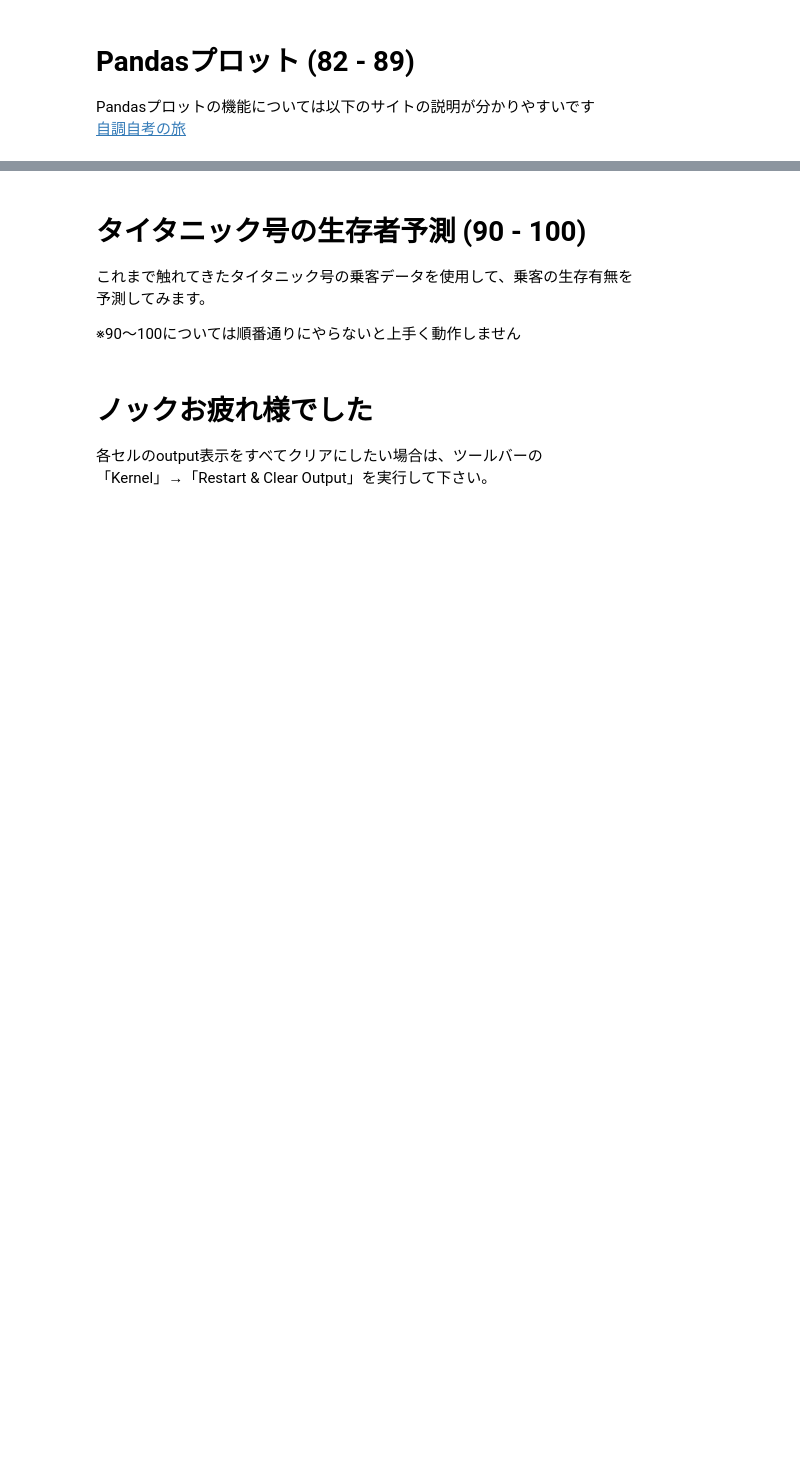
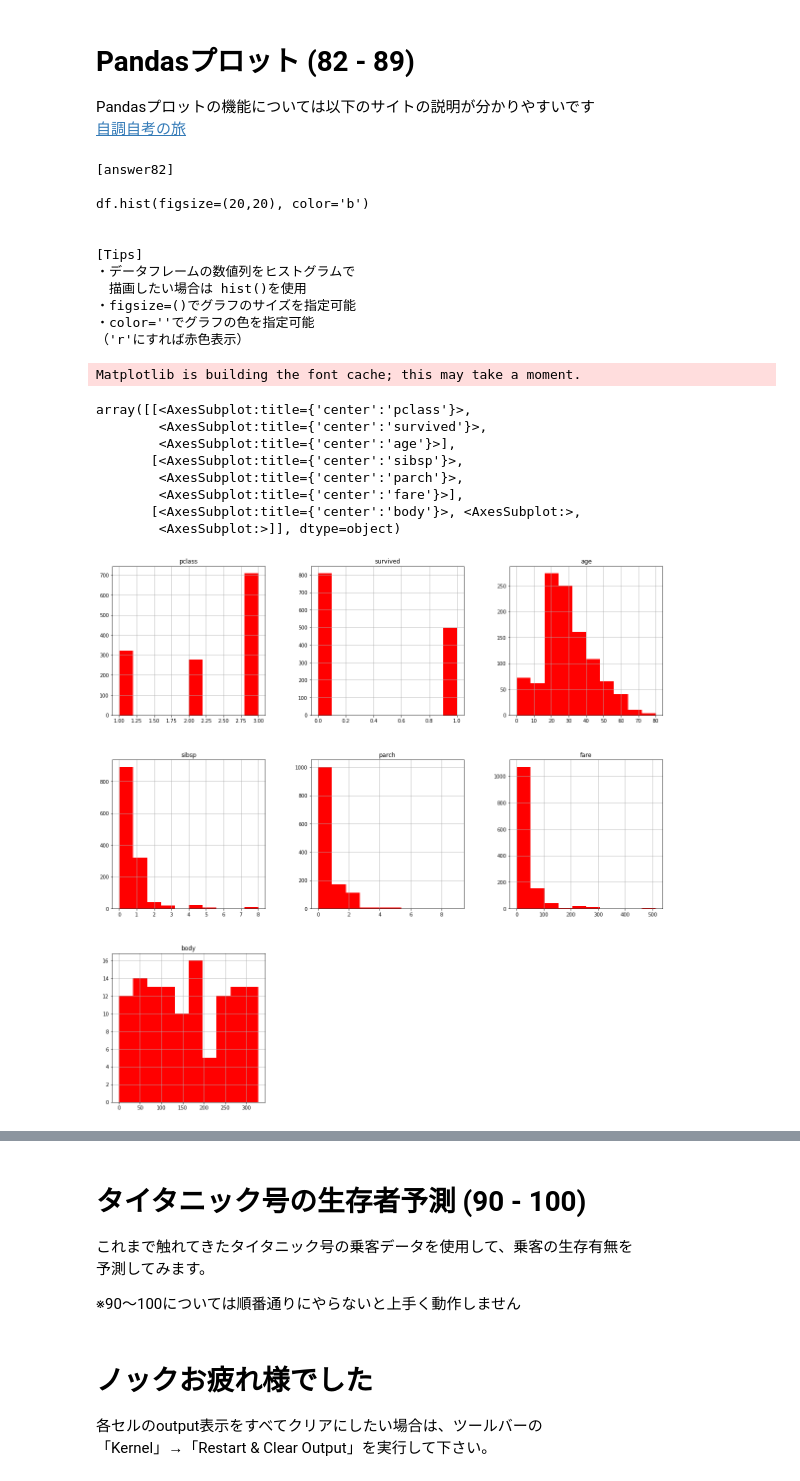
Before and after one commit to tamat0/pandas100, a Jupyter notebook: pandas_100_knocks_v1.0.4/notebook/01_Pandas_100_Knocks_for_Begginer_v1.0.4.ipynb, the cells around one changed output, grey strips where cells are left out. Saved outputs shown, nothing was run; the diff lists cells and outputs as text; code cells hidden in the pictures; blank space fills up the shorter version.

```diff
--- a/pandas_100_knocks_v1.0.4/notebook/01_Pandas_100_Knocks_for_Begginer_v1.0.4.ipynb
+++ b/pandas_100_knocks_v1.0.4/notebook/01_Pandas_100_Knocks_for_Begginer_v1.0.4.ipynb
@@ -1792,8 +2128,33 @@ Pandasプロットの機能については以下のサイトの説明が分か
 # %%
 # 【82】
 # dfのすべての数値列のヒストグラムを表示
-#print(ans[82]) #回答表示
+print(ans[82]) #回答表示
 df = initialize1() #初期化
+import matplotlib
+
+df.hist(figsize=(20, 20), color="r")
+# %% [output]
+[answer82]
+
+df.hist(figsize=(20,20), color='b')
+
+
+[Tips]
+・データフレームの数値列をヒストグラムで
+　描画したい場合は hist()を使用
+・figsize=()でグラフのサイズを指定可能
+・color=''でグラフの色を指定可能
+（'r'にすれば赤色表示）
+Matplotlib is building the font cache; this may take a moment.
+array([[<AxesSubplot:title={'center':'pclass'}>,
+        <AxesSubplot:title={'center':'survived'}>,
+        <AxesSubplot:title={'center':'age'}>],
+       [<AxesSubplot:title={'center':'sibsp'}>,
+        <AxesSubplot:title={'center':'parch'}>,
+        <AxesSubplot:title={'center':'fare'}>],
+       [<AxesSubplot:title={'center':'body'}>, <AxesSubplot:>,
+        <AxesSubplot:>]], dtype=object)
+[figure, added]
 # %%
 # 【83】
 # dfのage列をヒストグラムで表示
```
Also changed, not shown: parts of 17 cells of this notebook.
